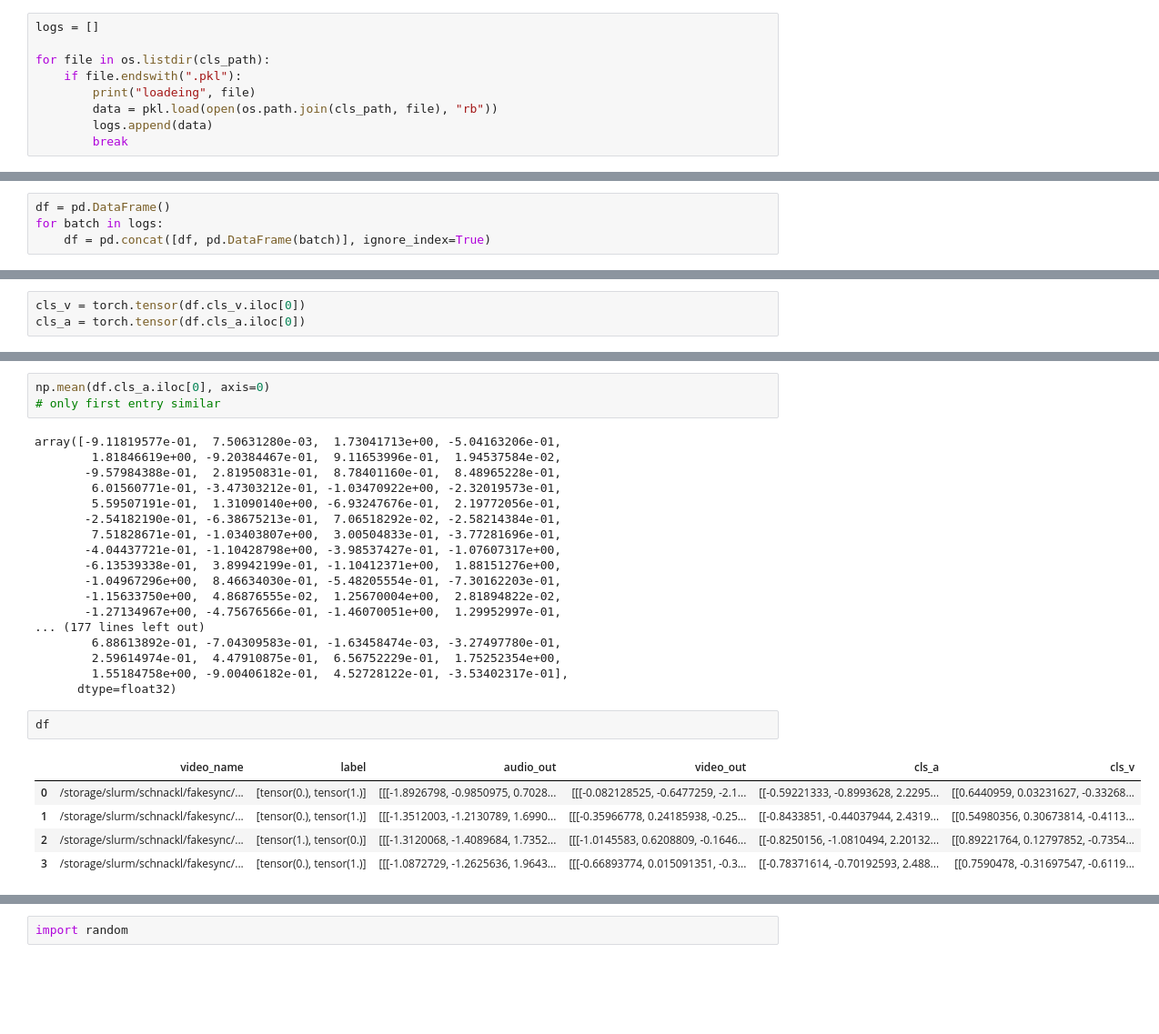
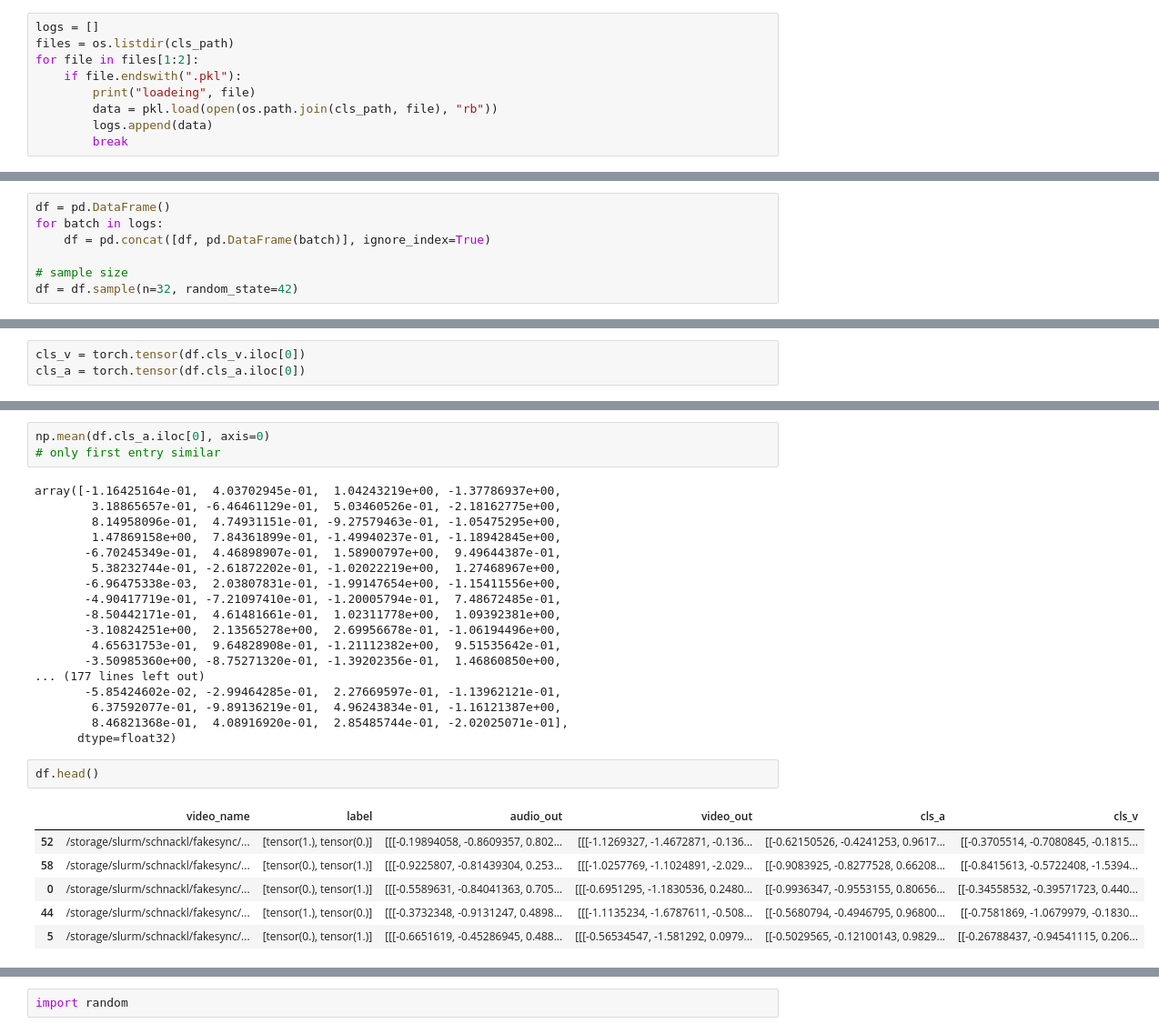
Before and after one commit to MrStrenggeheim/cav-mae-sync, a Jupyter notebook: exploration/analyze_cls.ipynb, the cells around one changed output, grey strips where cells are left out. Shown: that part at 91% size. Saved outputs shown, nothing was run; the diff lists cells and outputs as text; blank space fills up the shorter version.

```diff
--- a/exploration/analyze_cls.ipynb
+++ b/exploration/analyze_cls.ipynb
@@ -8,7 +9,7 @@ import torch
 # %%
 logs = []
-
-for file in os.listdir(cls_path):
+files = os.listdir(cls_path)
+for file in files[1:2]:
     if file.endswith(".pkl"):
         print("loadeing", file)
         data = pkl.load(open(os.path.join(cls_path, file), "rb"))
@@ -20,3 +21,6 @@ loadeing forward_embeddings_0.pkl
 df = pd.DataFrame()
 for batch in logs:
     df = pd.concat([df, pd.DataFrame(batch)], ignore_index=True)
+
+# sample size
+df = df.sample(n=32, random_state=42)
@@ -83,28 +80,29 @@ tensor([  0.0000, 563.3846, 563.3846, 563.3846, 563.3846, 563.3846, 563.3846,
 np.mean(df.cls_a.iloc[0], axis=0)
 # only first entry similar
 # %% [output]
-array([-9.11819577e-01,  7.50631280e-03,  1.73041713e+00, -5.04163206e-01,
-        1.81846619e+00, -9.20384467e-01,  9.11653996e-01,  1.94537584e-02,
-       -9.57984388e-01,  2.81950831e-01,  8.78401160e-01,  8.48965228e-01,
-        6.01560771e-01, -3.47303212e-01, -1.03470922e+00, -2.32019573e-01,
-        5.59507191e-01,  1.31090140e+00, -6.93247676e-01,  2.19772056e-01,
-       -2.54182190e-01, -6.38675213e-01,  7.06518292e-02, -2.58214384e-01,
-        7.51828671e-01, -1.03403807e+00,  3.00504833e-01, -3.77281696e-01,
-       -4.04437721e-01, -1.10428798e+00, -3.98537427e-01, -1.07607317e+00,
-       -6.13539338e-01,  3.89942199e-01, -1.10412371e+00,  1.88151276e+00,
-       -1.04967296e+00,  8.46634030e-01, -5.48205554e-01, -7.30162203e-01,
-       -1.15633750e+00,  4.86876555e-02,  1.25670004e+00,  2.81894822e-02,
-       -1.27134967e+00, -4.75676566e-01, -1.46070051e+00,  1.29952997e-01,
+array([-1.16425164e-01,  4.03702945e-01,  1.04243219e+00, -1.37786937e+00,
+        3.18865657e-01, -6.46461129e-01,  5.03460526e-01, -2.18162775e+00,
+        8.14958096e-01,  4.74931151e-01, -9.27579463e-01, -1.05475295e+00,
+        1.47869158e+00,  7.84361899e-01, -1.49940237e-01, -1.18942845e+00,
+       -6.70245349e-01,  4.46898907e-01,  1.58900797e+00,  9.49644387e-01,
+        5.38232744e-01, -2.61872202e-01, -1.02022219e+00,  1.27468967e+00,
+       -6.96475338e-03,  2.03807831e-01, -1.99147654e+00, -1.15411556e+00,
+       -4.90417719e-01, -7.21097410e-01, -1.20005794e-01,  7.48672485e-01,
+       -8.50442171e-01,  4.61481661e-01,  1.02311778e+00,  1.09392381e+00,
+       -3.10824251e+00,  2.13565278e+00,  2.69956678e-01, -1.06194496e+00,
+        4.65631753e-01,  9.64828908e-01, -1.21112382e+00,  9.51535642e-01,
+       -3.50985360e+00, -8.75271320e-01, -1.39202356e-01,  1.46860850e+00,
 ... (177 lines left out)
-        6.88613892e-01, -7.04309583e-01, -1.63458474e-03, -3.27497780e-01,
-        2.59614974e-01,  4.47910875e-01,  6.56752229e-01,  1.75252354e+00,
-        1.55184758e+00, -9.00406182e-01,  4.52728122e-01, -3.53402317e-01],
+       -5.85424602e-02, -2.99464285e-01,  2.27669597e-01, -1.13962121e-01,
+        6.37592077e-01, -9.89136219e-01,  4.96243834e-01, -1.16121387e+00,
+        8.46821368e-01,  4.08916920e-01,  2.85485744e-01, -2.02025071e-01],
       dtype=float32)
 # %%
-df
+df.head()
 # %% [output]
 |  | video_name | label | audio_out | video_out | cls_a | cls_v |
-| 0 | /storage/slurm/schnackl/fakesync/... | [tensor(0.), tensor(1.)] | [[[-1.8926798, -0.9850975, 0.7028... | [[[-0.082128525, -0.6477259, -2.1... | [[-0.59221333, -0.8993628, 2.2295... | [[0.6440959, 0.03231627, -0.33268... |
-| 1 | /storage/slurm/schnackl/fakesync/... | [tensor(0.), tensor(1.)] | [[[-1.3512003, -1.2130789, 1.6990... | [[[-0.35966778, 0.24185938, -0.25... | [[-0.8433851, -0.44037944, 2.4319... | [[0.54980356, 0.30673814, -0.4113... |
-| 2 | /storage/slurm/schnackl/fakesync/... | [tensor(1.), tensor(0.)] | [[[-1.3120068, -1.4089684, 1.7352... | [[[-1.0145583, 0.6208809, -0.1646... | [[-0.8250156, -1.0810494, 2.20132... | [[0.89221764, 0.12797852, -0.7354... |
-| 3 | /storage/slurm/schnackl/fakesync/... | [tensor(0.), tensor(1.)] | [[[-1.0872729, -1.2625636, 1.9643... | [[[-0.66893774, 0.015091351, -0.3... | [[-0.78371614, -0.70192593, 2.488... | [[0.7590478, -0.31697547, -0.6119... |
+| 52 | /storage/slurm/schnackl/fakesync/... | [tensor(1.), tensor(0.)] | [[[-0.19894058, -0.8609357, 0.802... | [[[-1.1269327, -1.4672871, -0.136... | [[-0.62150526, -0.4241253, 0.9617... | [[-0.3705514, -0.7080845, -0.1815... |
+| 58 | /storage/slurm/schnackl/fakesync/... | [tensor(0.), tensor(1.)] | [[[-0.9225807, -0.81439304, 0.253... | [[[-1.0257769, -1.1024891, -2.029... | [[-0.9083925, -0.8277528, 0.66208... | [[-0.8415613, -0.5722408, -1.5394... |
+| 0 | /storage/slurm/schnackl/fakesync/... | [tensor(0.), tensor(1.)] | [[[-0.5589631, -0.84041363, 0.705... | [[[-0.6951295, -1.1830536, 0.2480... | [[-0.9936347, -0.9553155, 0.80656... | [[-0.34558532, -0.39571723, 0.440... |
+| 44 | /storage/slurm/schnackl/fakesync/... | [tensor(1.), tensor(0.)] | [[[-0.3732348, -0.9131247, 0.4898... | [[[-1.1135234, -1.6787611, -0.508... | [[-0.5680794, -0.4946795, 0.96800... | [[-0.7581869, -1.0679979, -0.1830... |
+| 5 | /storage/slurm/schnackl/fakesync/... | [tensor(0.), tensor(1.)] | [[[-0.6651619, -0.45286945, 0.488... | [[[-0.56534547, -1.581292, 0.0979... | [[-0.5029565, -0.12100143, 0.9829... | [[-0.26788437, -0.94541115, 0.206... |
```
Also changed, not shown: parts of 10 cells of this notebook, 2 other files.
